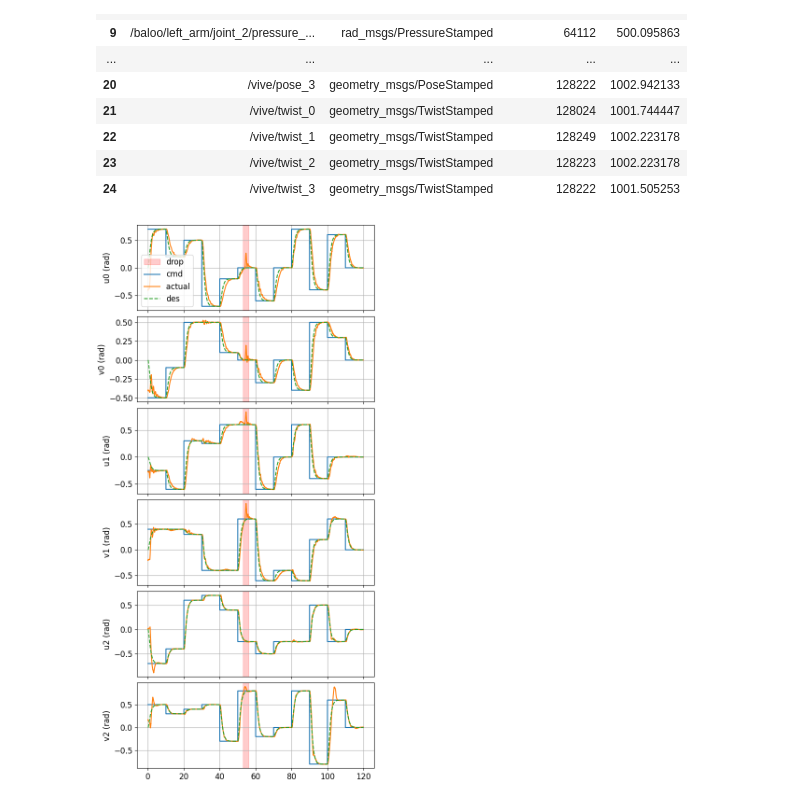
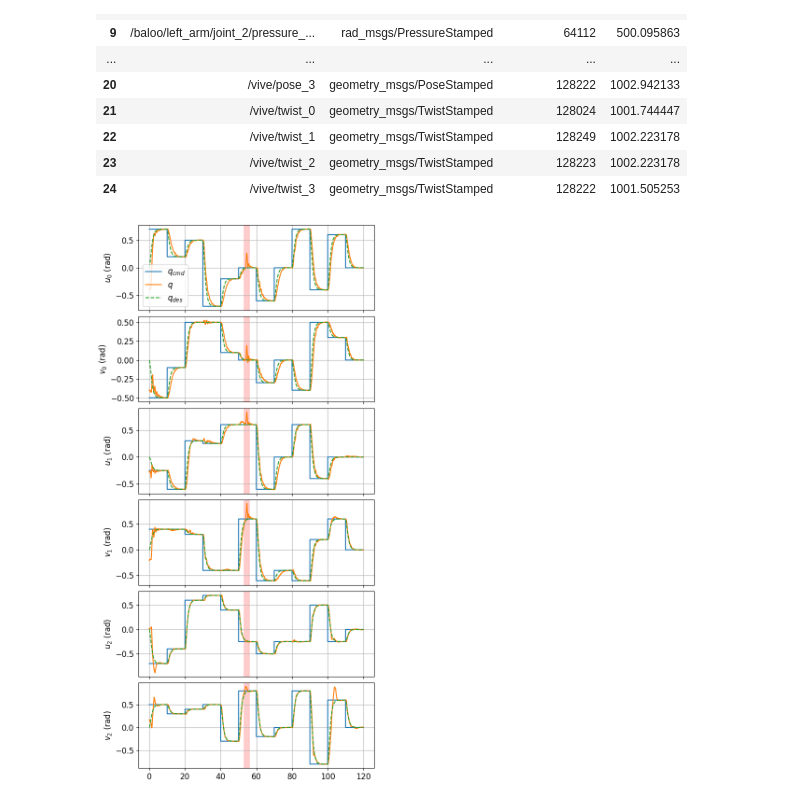
Before and after one commit to byu-rad-lab/baloo-data-analysis, a Jupyter notebook: whole_arm_experiments/mrac_control_plots.ipynb, the cells around one changed output. Saved outputs shown, nothing was run; the diff lists cells and outputs as text; code cells hidden in the pictures.

Commit message:
final data run to make sure everything works.

```diff
--- a/whole_arm_experiments/mrac_control_plots.ipynb
+++ b/whole_arm_experiments/mrac_control_plots.ipynb
@@ -367,5 +367,5 @@ for i in range(6):
 # %% [markdown]
 # Now data for dropping weight off in the middle of experiment
 # %%
-drop_b = bagreader("./baloo_mracrbf_trials/2024-07-12-15-28-46_10lb_weight_drop.bag")
+drop_b = bagreader("./data/2024-07-12-15-28-46_10lb_weight_drop.bag")
 # %% [output]
@@ -434,51 +434,51 @@ plt.rcParams.update({'font.size': 12})
 
 #shade between x = 54 and x=56
 for i in range(6):
-    ax[i].axvspan(53, 56, color='red', alpha=0.2, label='drop')
+    ax[i].axvspan(53, 56, color='red', alpha=0.2)
 
 #plot joint 0 command, desired, actual (dashed), u on the left, v on the right
-ax[0].plot(drop_time, drop_joint0_ucmd, label='cmd')
-ax[0].plot(drop_time, drop_joint0_u,label='actual')
-ax[0].plot(drop_time, drop_joint0_udes, '--', label='des')
+ax[0].plot(drop_time, drop_joint0_ucmd, label='$q_{cmd}$')
+ax[0].plot(drop_time, drop_joint0_u,label='$q$')
+ax[0].plot(drop_time, drop_joint0_udes, '--', label='$q_{des}$')
 ax[0].grid()
-ax[0].set_ylabel('u0 (rad)')
+ax[0].set_ylabel('$u_0$ (rad)')
 ax[0].legend(loc='lower left')
 
 ax[1].plot(drop_time, drop_joint0_vcmd,label='cmd')
 ax[1].plot(drop_time, drop_joint0_v, label='actual')
 ax[1].plot(drop_time, drop_joint0_vdes, '--', label='des')
 ax[1].grid()
-ax[1].set_ylabel('v0 (rad)')
+ax[1].set_ylabel('$v_0$ (rad)')
 
 #plot joint 1 command, desired, actual (dashed), u on the left, v on the right
 ax[2].plot(drop_time, drop_joint1_ucmd,label='cmd')
 ax[2].plot(drop_time, drop_joint1_u, label='actual')
 ax[2].plot(drop_time, drop_joint1_udes, '--', label='des')
 ax[2].grid()
-ax[2].set_ylabel('u1 (rad)')
+ax[2].set_ylabel('$u_1$ (rad)')
 
 ax[3].plot(drop_time, drop_joint1_vcmd,label='command')
 ax[3].plot(drop_time, drop_joint1_v, label='actual')
 ax[3].plot(drop_time, drop_joint1_vdes,  '--', label='des')
 ax[3].grid()
-ax[3].set_ylabel('v1 (rad)')
+ax[3].set_ylabel('$v_1$ (rad)')
 
 #plot joint 2 command, desired, actual (dashed), u on the left, v on the right
 ax[4].plot(drop_time, drop_joint2_ucmd, label='command')
 ax[4].plot(drop_time, drop_joint2_u,  label='actual')
 ax[4].plot(drop_time, drop_joint2_udes,  '--',label='des')
 ax[4].grid()
-ax[4].set_ylabel('u2 (rad)')
+ax[4].set_ylabel('$u_2$ (rad)')
 
 ax[5].plot(drop_time, drop_joint2_vcmd, label='command')
 ax[5].plot(drop_time, drop_joint2_v, label='actual')
 ax[5].plot(drop_time, drop_joint2_vdes, '--', label='des')
 ax[5].grid()
-ax[5].set_ylabel('v2 (rad)')
+ax[5].set_ylabel('$v_2$ (rad)')
 # ax[5].set_xlabel('Time (s)')
 
 #
 plt.savefig('10lb_weight_mrac_performance.png', dpi=300)
 plt.show()
 # %% [output]
-[figure, old version]
+[figure, new version]
```
Also changed, not shown: parts of 3 cells of this notebook, 1 other file.
